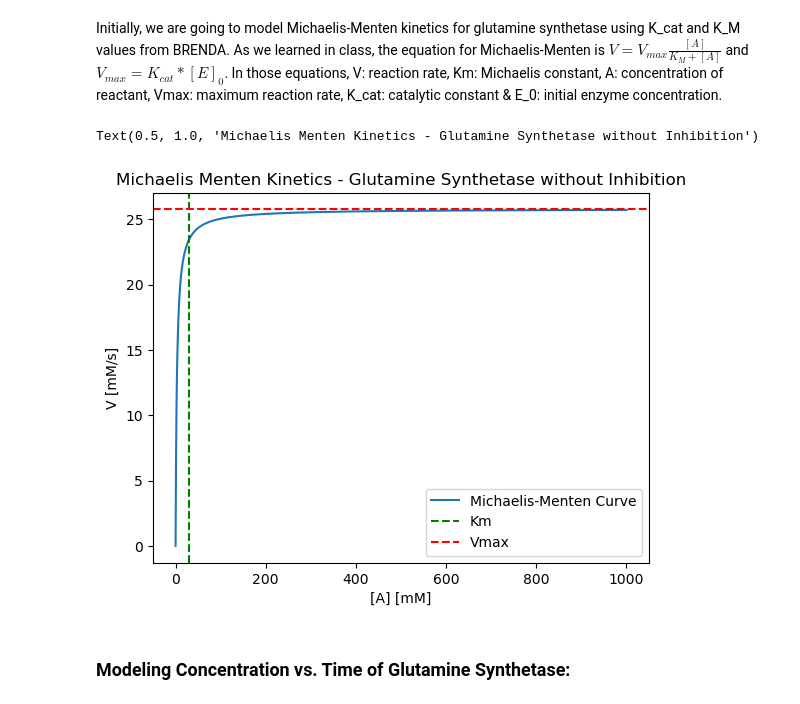
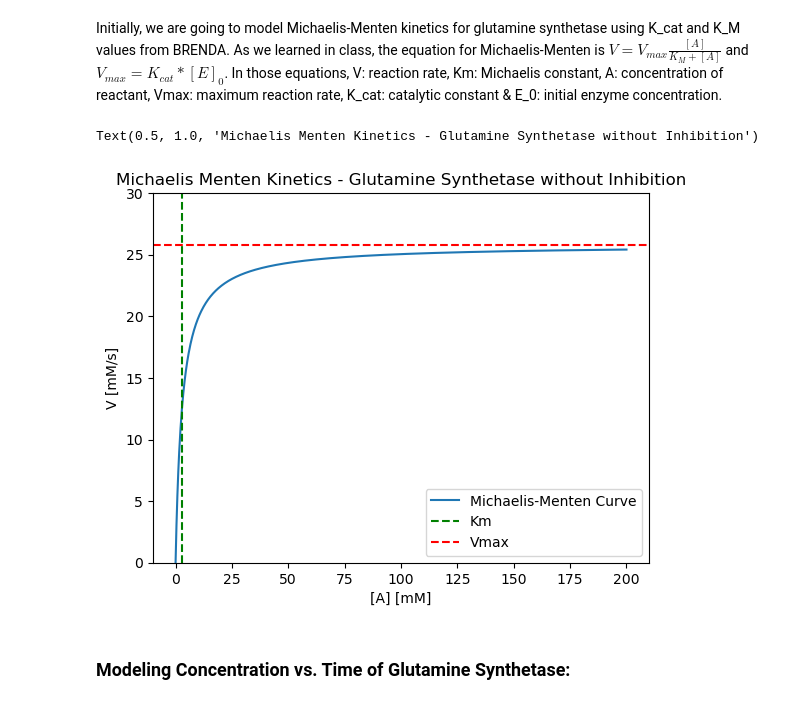
Before and after one commit to smyoung14/BME3990, a Jupyter notebook: FinalProject.ipynb, the cells around one changed output. Drawn from its saved outputs; the diff is of its cells as text; code cells hidden in the pictures.

```diff
--- a/FinalProject.ipynb
+++ b/FinalProject.ipynb
@@ -24,23 +24,24 @@ K_cat = 2580
 K_M = 3
 E_0 = 10e-3
 #Range of reactant concentrations
-A = np.linspace(0,1000,1000)
+A = np.linspace(0,200,1000)
 #Calculate rate from MM equation
 v = K_cat * E_0 * (A/(K_M+A))
 V_max = K_cat * E_0
 # %%
 #Plot V vs A
 plt.plot(A,v,label ='Michaelis-Menten Curve')
 plt.xlabel('[A] [mM]')
 plt.ylabel('V [mM/s]')
 #Plot Km and vmax
 plt.axvline(x =K_M, color ='g',linestyle ='--',label='Km')
 plt.axhline(y = V_max, color ='r',linestyle ='--',label='Vmax')
+plt.ylim(0,30)
 plt.legend()
 plt.title('Michaelis Menten Kinetics - Glutamine Synthetase without Inhibition')
 # %% [output]
 Text(0.5, 1.0, 'Michaelis Menten Kinetics - Glutamine Synthetase without Inhibition')
-[figure, old version]
+[figure, new version]
 # %% [markdown]
 ### Modeling Concentration vs. Time of Glutamine Synthetase:
 # %% [markdown]
```
Also changed, not shown: parts of 4 cells of this notebook.
